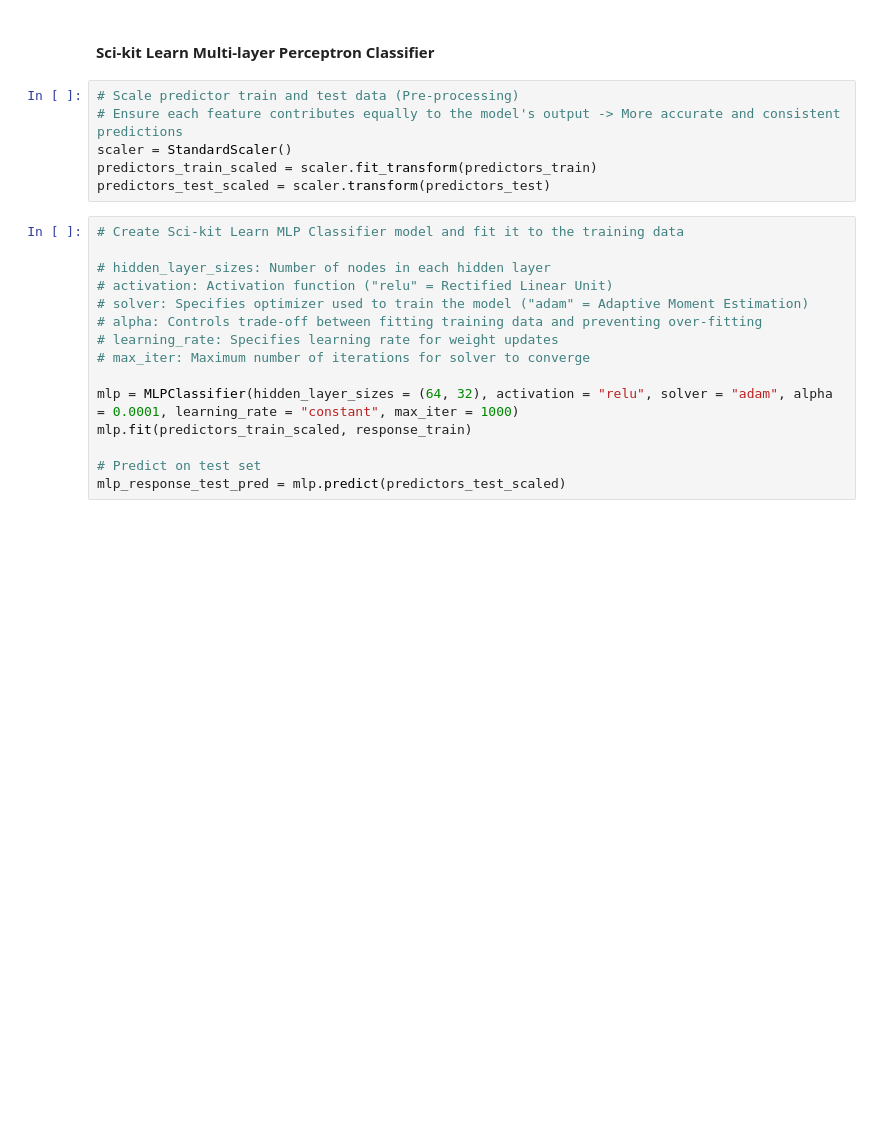
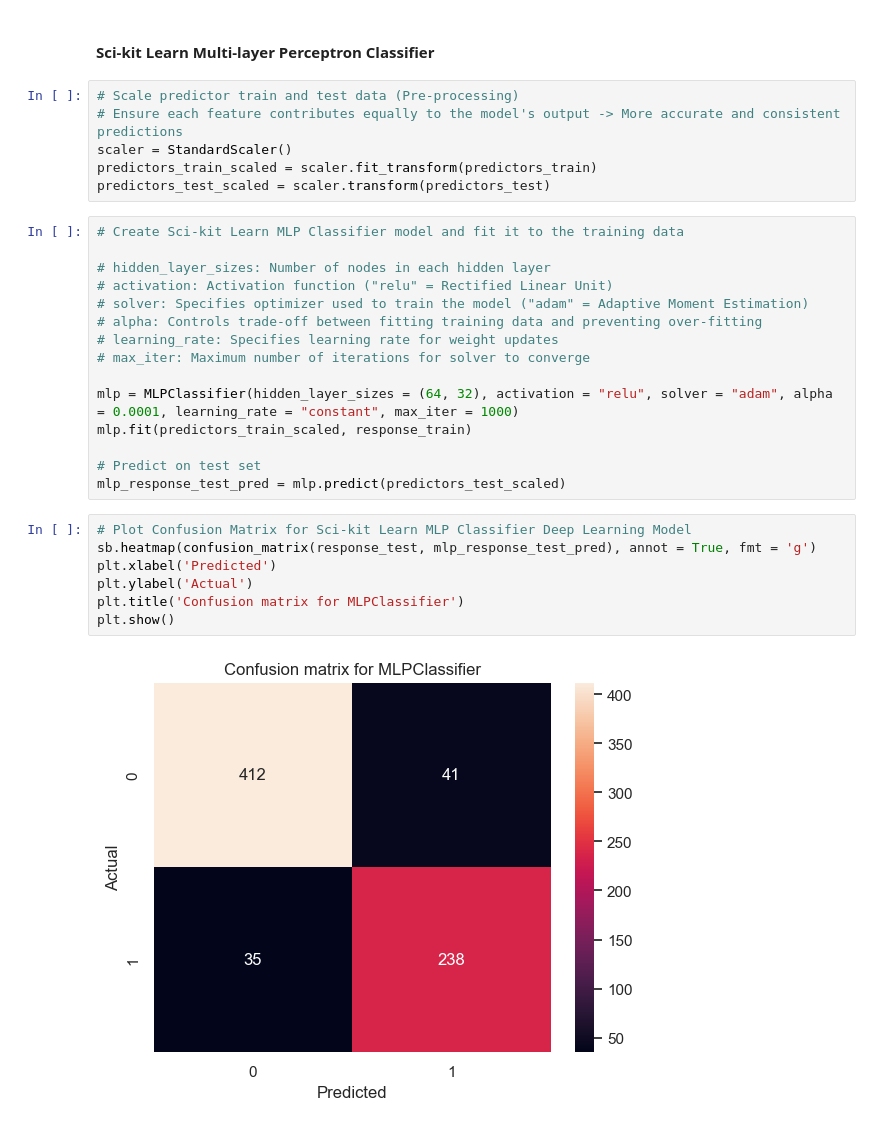
Before and after one commit to yewkiang123/SC1015-Project, a Jupyter notebook: Machine Learning.ipynb, the cells around one changed output. Drawn from its saved outputs; the diff is of its cells as text; blank space fills up the shorter version.

```diff
--- a/Machine Learning.ipynb
+++ b/Machine Learning.ipynb
@@ -286,6 +275,15 @@ mlp.fit(predictors_train_scaled, response_train)
 
 # Predict on test set
 mlp_response_test_pred = mlp.predict(predictors_test_scaled)
+# %%
+# Plot Confusion Matrix for Sci-kit Learn MLP Classifier Deep Learning Model
+sb.heatmap(confusion_matrix(response_test, mlp_response_test_pred), annot = True, fmt = 'g')
+plt.xlabel('Predicted')
+plt.ylabel('Actual')
+plt.title('Confusion matrix for MLPClassifier')
+plt.show()
+# %% [output]
+[figure, added]
 # %%
 # Evaluate Evaluation Metrics
 mlp_scores = cross_val_score(mlp, predictors, response, cv = 10, scoring = "accuracy")
```
Also changed, not shown: parts of 20 cells of this notebook.
